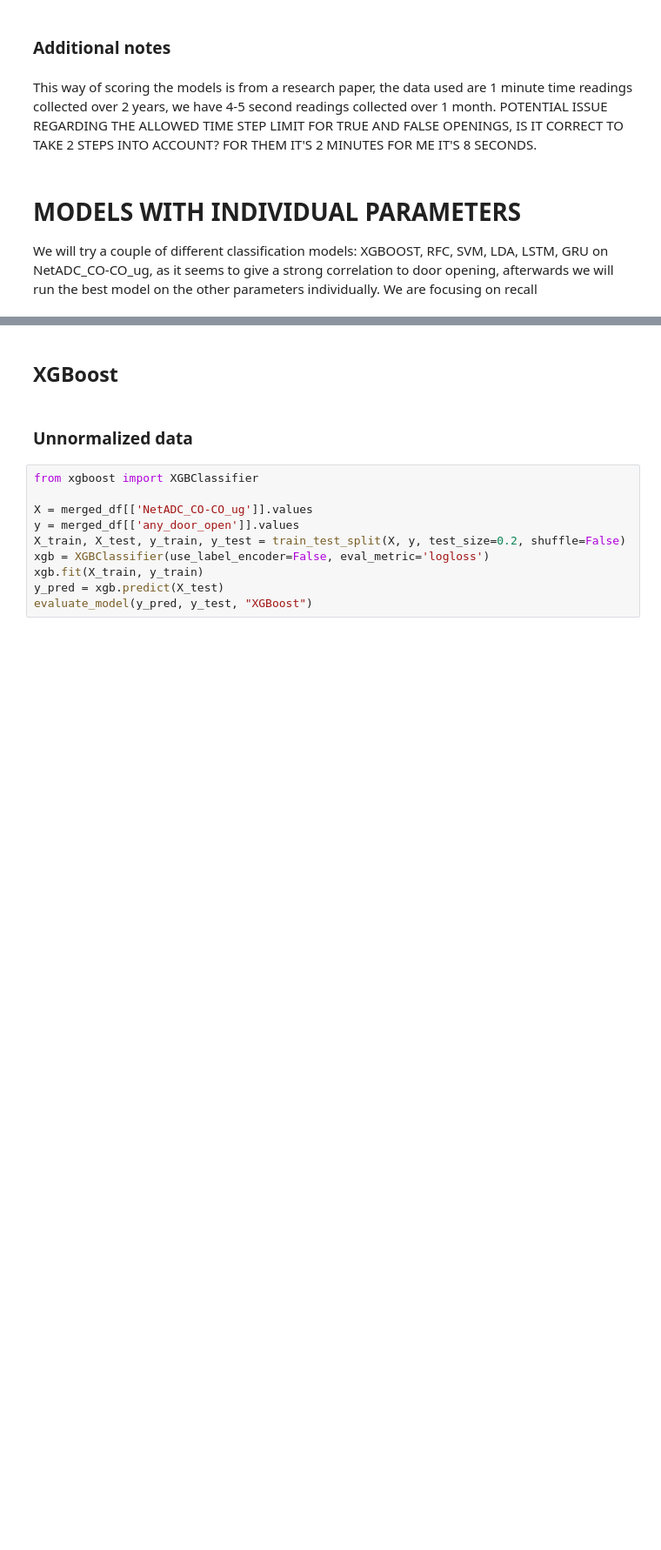
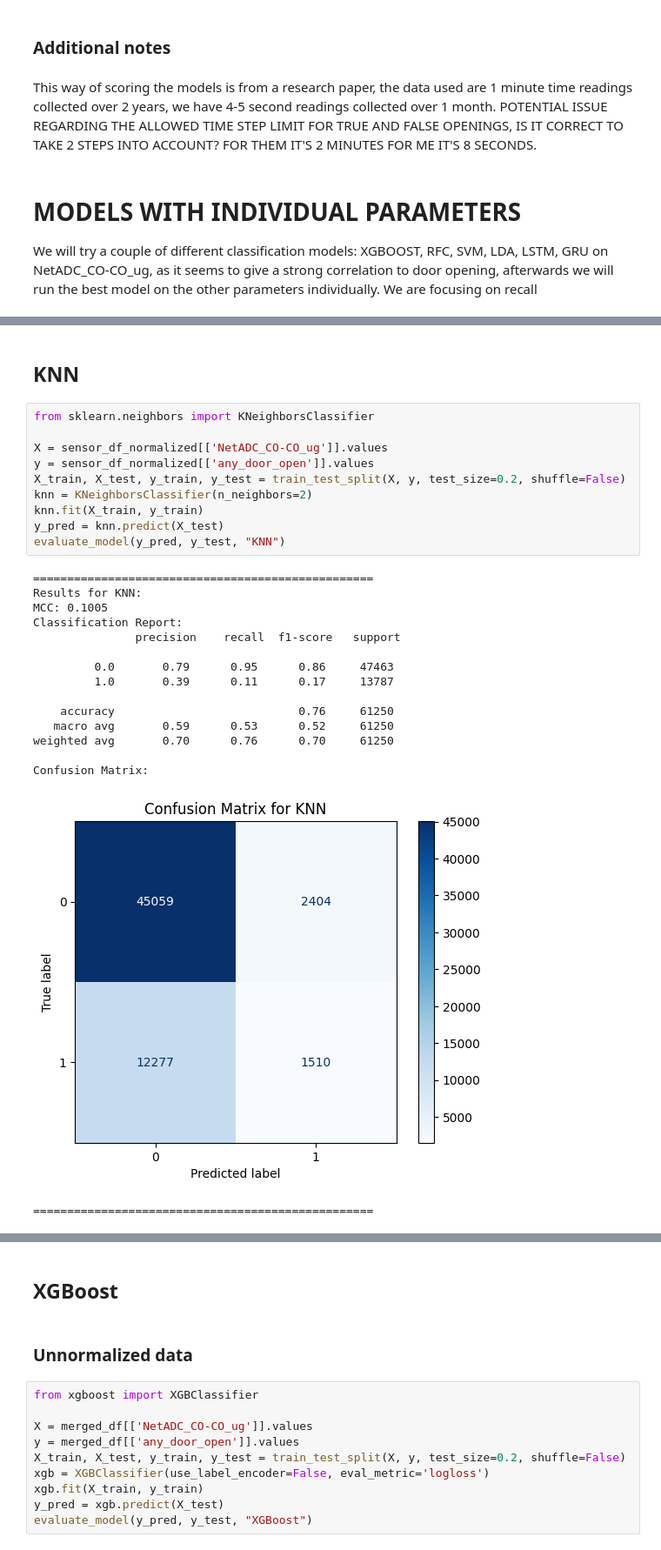
Before and after one commit to jurajtodic/AirQualityDetection, a Jupyter notebook: main.ipynb, the cells around one changed output, grey strips where cells are left out. Shown at 87% size. Saved outputs shown, nothing was run; the diff lists cells and outputs as text; blank space fills up the shorter version.

```diff
--- a/main.ipynb
+++ b/main.ipynb
@@ -646,3 +637,32 @@ def evaluate_model(y_pred, y_test, name):
     plt.title(f"Confusion Matrix for {name}")
     plt.show()
     print("="*50)
+# %% [markdown]
+## KNN
+# %%
+from sklearn.neighbors import KNeighborsClassifier
+
+X = sensor_df_normalized[['NetADC_CO-CO_ug']].values
+y = sensor_df_normalized[['any_door_open']].values
+X_train, X_test, y_train, y_test = train_test_split(X, y, test_size=0.2, shuffle=False)
+knn = KNeighborsClassifier(n_neighbors=2)
+knn.fit(X_train, y_train)
+y_pred = knn.predict(X_test)
+evaluate_model(y_pred, y_test, "KNN")
+# %% [output]
+==================================================
+Results for KNN:
+MCC: 0.1005
+Classification Report:
+               precision    recall  f1-score   support
+
+         0.0       0.79      0.95      0.86     47463
+         1.0       0.39      0.11      0.17     13787
+
+    accuracy                           0.76     61250
+   macro avg       0.59      0.53      0.52     61250
+weighted avg       0.70      0.76      0.70     61250
+
+Confusion Matrix:
+[figure, added]
+==================================================
```
Also changed, not shown: parts of 38 cells of this notebook, 3 other files.
